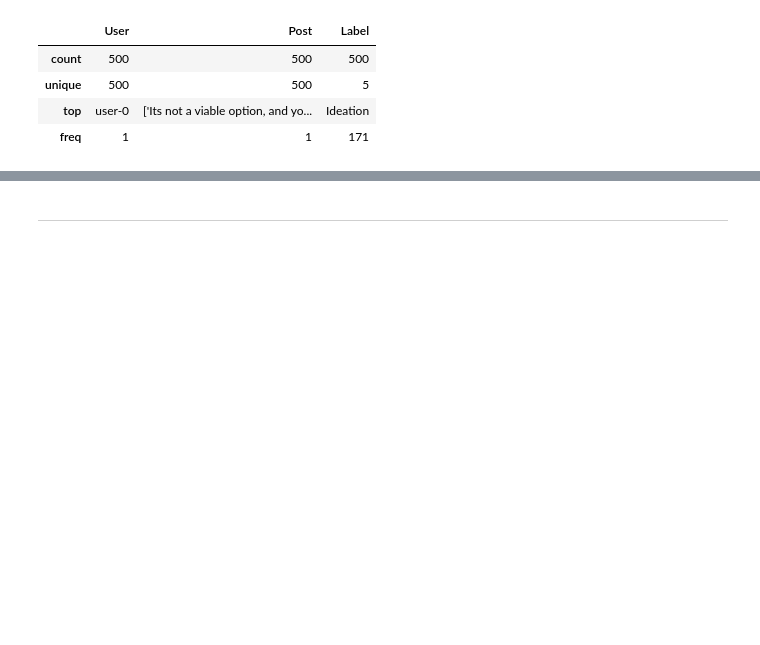
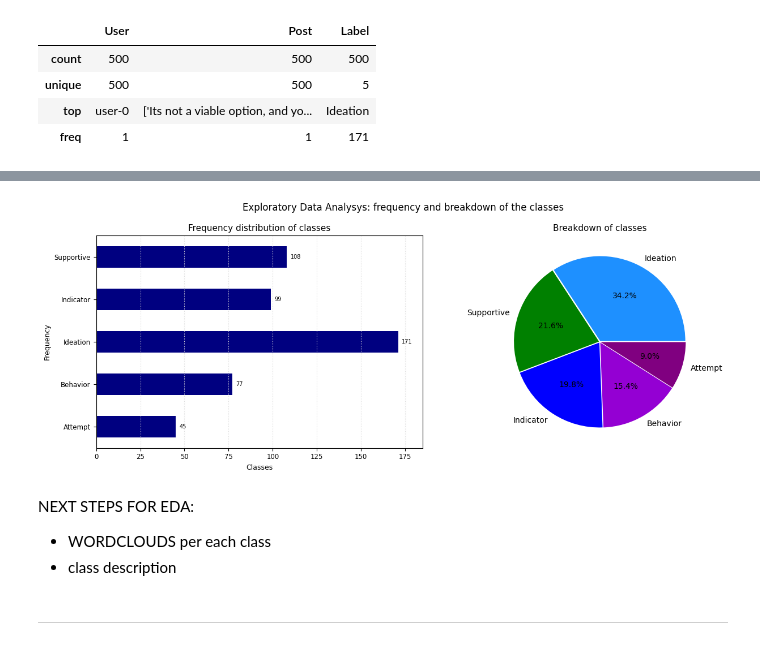
Before and after one commit to SebastianoDenegri/Targeted_Suicide_Intervention, a Jupyter notebook: targeted_suicide_intervention.ipynb, the cells around one changed output, grey strips where cells are left out. Saved outputs shown, nothing was run; the diff lists cells and outputs as text; code cells hidden in the pictures; blank space fills up the shorter version.

```diff
--- a/targeted_suicide_intervention.ipynb
+++ b/targeted_suicide_intervention.ipynb
@@ -243,3 +288,48 @@ data.describe()
+# %%
+fig = plt.figure(figsize=(13,5))
+barchart = fig.add_subplot(1,2,1)
+piechart = fig.add_subplot(1,2,2)
+
+
+class_freq.plot(x=class_freq.index, y=class_freq, kind='barh', color='navy', xlim=(0,185), ax=barchart)
+for i in barchart.patches:
+    barchart.annotate(i.get_width(), # get the frequency of the variable categories
+                      xy = (i.get_width()+2, i.get_y() + i.get_height()-0.25), # set the coordinates for each label
+                      ha='left', # set the horizontal alignment
+                      va='center', # set the vertical alignment
+                      fontsize=7) # set the font size
+
+barchart.set_title('Frequency distribution of classes', fontsize=11)
+barchart.set_xlabel("Classes", fontsize=9)
+barchart.set_ylabel('Frequency', fontsize=9)
+barchart.set_xticklabels(range(0,180,25), fontsize=8.5)
+barchart.set_yticklabels(class_freq.index, fontsize=8.5)
+barchart.grid(True, axis='x', color='gainsboro', ls= ':', linewidth=0.8)
+
+data['Label'].value_counts().plot(kind='pie',
+                                  #figsize=(3,3), # set axis lengths
+                                  autopct='%1.1f%%',
+                                  startangle=0, # rotates the start of the pie by ... degree counter-clock wise
+                                  shadow=False, #add a shadow
+                                  labels=data['Label'].value_counts().index,
+                                  pctdistance=0.6, # push out the slice values
+                                  colors=['dodgerblue','green','blue','darkviolet','purple'],
+                                  fontsize=10,
+                                  explode=[0.01,0.01,0.01,0.01,0.01],
+                                  ax=piechart)
+
+piechart.set_title('Breakdown of classes', fontsize=11)
+piechart.set_ylabel('')
+
+fig.suptitle('Exploratory Data Analysys: frequency and breakdown of the classes', fontsize=12)
+plt.tight_layout(pad=1.08)
+plt.show()
+# %% [output]
+[figure, added]
+# %% [markdown]
+NEXT STEPS FOR EDA:
+- WORDCLOUDS per each class
+- class description
 # %% [markdown]
 ---
 # %% [markdown]
```
Also changed, not shown: parts of 6 cells of this notebook.
